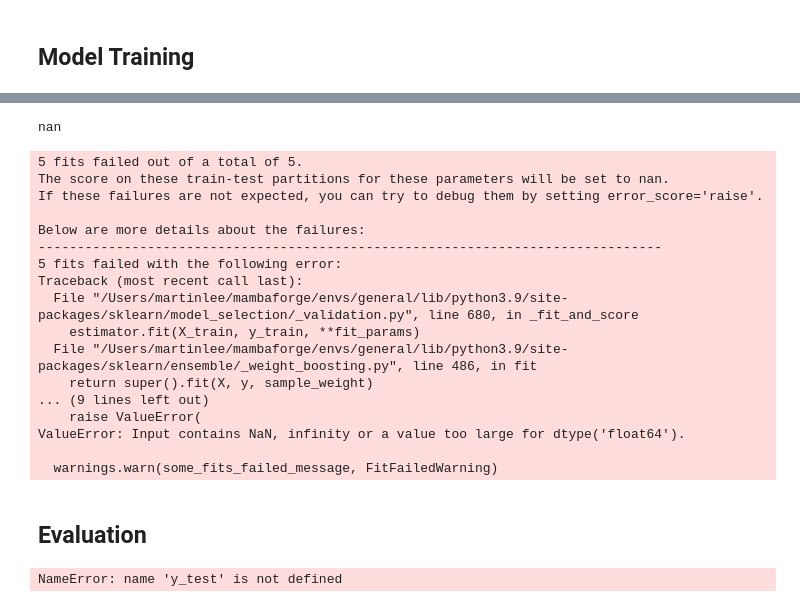
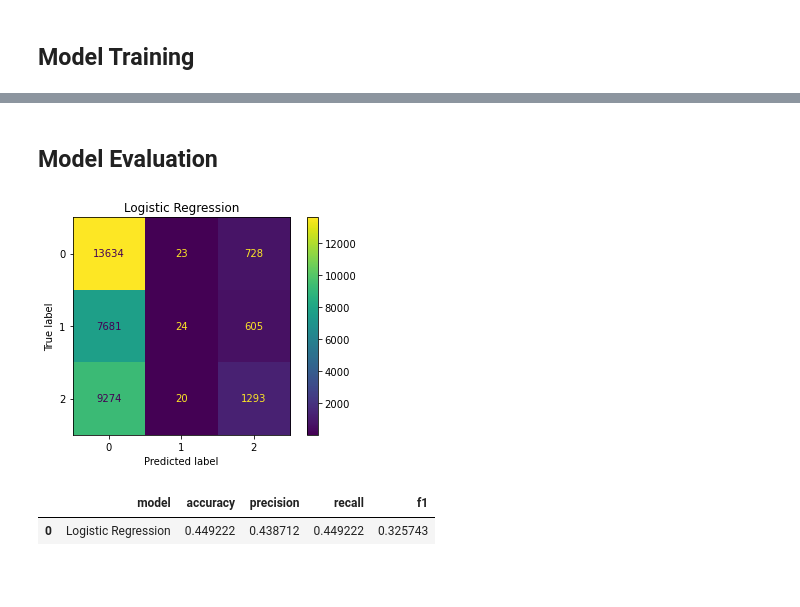
Before and after one commit to herricklab/6740Project, a Jupyter notebook: Project.ipynb, the cells around one changed output, grey strips where cells are left out. Drawn from its saved outputs; the diff is of its cells as text; code cells hidden in the pictures; blank space fills up the shorter version.

Commit message:
Add files via upload
Added model training and evalution

```diff
--- a/Project.ipynb
+++ b/Project.ipynb
@@ -109,2 +138,4 @@ y_train = scores_df.to_numpy()
+# %%
+X_train, X_test, y_train, y_test = train_test_split(clean_train_df, train_label, test_size=0.3, random_state=42)
 # %% [markdown]
 ## Model Training
@@ -136,7 +152,8 @@ from sklearn.ensemble import AdaBoostClassifier
 # %%
 # Logistic Regression
 
-lr_clf = LogisticRegression()
+lr_clf = LogisticRegression(multi_class='multinomial', solver="lbfgs")
 lr_score = cross_val_score(lr_clf, X_train, y_train, cv=5, scoring='accuracy')
-print(lr_score.mean())
+lr_clf.fit(X_train, y_train)
+print("Logistic Regression, Model Accuracy (%):", lr_score.mean()*100)
 # %% [output]
@@ -286,30 +230,5 @@ ValueError: Input contains NaN, infinity or a value too large for dtype('float32
-# %%
-#Adaboost
-
-ada_clf = AdaBoostClassifier()
-ada_score = cross_val_score(ada_clf, X_train, y_train, cv=5, scoring='accuracy')
-print(ada_score.mean())
-# %% [output]
-nan
-5 fits failed out of a total of 5.
-The score on these train-test partitions for these parameters will be set to nan.
-If these failures are not expected, you can try to debug them by setting error_score='raise'.
-
-Below are more details about the failures:
---------------------------------------------------------------------------------
-5 fits failed with the following error:
-Traceback (most recent call last):
-  File "/Users/martinlee/mambaforge/envs/general/lib/python3.9/site-packages/sklearn/model_selection/_validation.py", line 680, in _fit_and_score
-    estimator.fit(X_train, y_train, **fit_params)
-  File "/Users/martinlee/mambaforge/envs/general/lib/python3.9/site-packages/sklearn/ensemble/_weight_boosting.py", line 486, in fit
-    return super().fit(X, y, sample_weight)
-... (9 lines left out)
-    raise ValueError(
-ValueError: Input contains NaN, infinity or a value too large for dtype('float64').
-
-  warnings.warn(some_fits_failed_message, FitFailedWarning)
 # %% [markdown]
-## Evaluation
+## Model Evaluation
 # %%
 # import packages
 
@@ -317,10 +237,35 @@ from sklearn.metrics import confusion_matrix, precision_score, recall_score, f1_
 # %%
-def model_evaluation(model, X=X_test, y_true=y_test):
+def model_evaluation(model, model_name, X=X_test, y_true=y_test):
     y_pred = model.predict(X)
-    con_matrix = confusion_matrix(y_true, y_pred)
-    precision = precision_score(y_true, y_pred)
-    recall = recall_score(y_true, y_pred)
-    f1 = f1_score(y_true, y_pred)
-    return con_matrix, precision, recall, f1
+    accuracy = accuracy_score(y_true, y_pred)
+    precision = precision_score(y_true, y_pred, average='weighted')
+    recall = recall_score(y_true, y_pred, average='weighted')
+    f1 = f1_score(y_true, y_pred, average='weighted')
+    cm = confusion_matrix(y_test, y_pred)
+
+    result = {
+        'model': model_name,
+        'accuracy': accuracy,
+        'precision': precision,
+        'recall': recall,
+        'f1':f1
+    }
+
+    return result, cm
-# %% [output]
-NameError: name 'y_test' is not defined
+# %%
+# Create Dataframe for performance recording
+model_performance = pd.DataFrame(columns=['model','accuracy','precision','recall','f1'])
+# %%
+# Ridge Regression
+lr_result, lr_cm = model_evaluation(lr_clf, "Logistic Regression")
+model_performance = model_performance.append(lr_result, ignore_index=True)
+lr_disp = ConfusionMatrixDisplay(lr_cm)
+lr_disp.plot()
+plt.title('Logistic Regression')
+plt.show();
+
+display(model_performance)
+# %% [output]
+[figure, added]
+|  | model | accuracy | precision | recall | f1 |
+| 0 | Logistic Regression | 0.449222 | 0.438712 | 0.449222 | 0.325743 |
```
Also changed, not shown: parts of 26 cells of this notebook.
